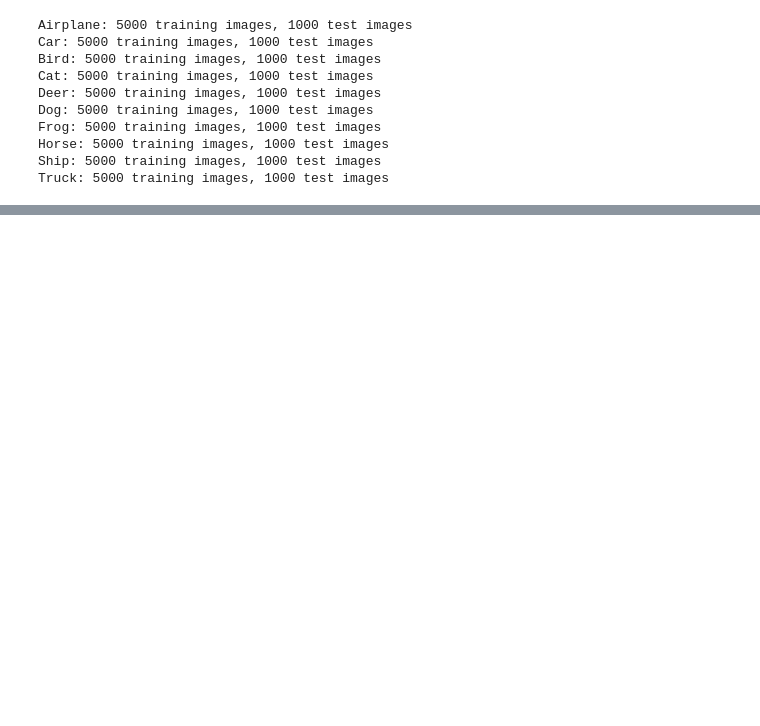
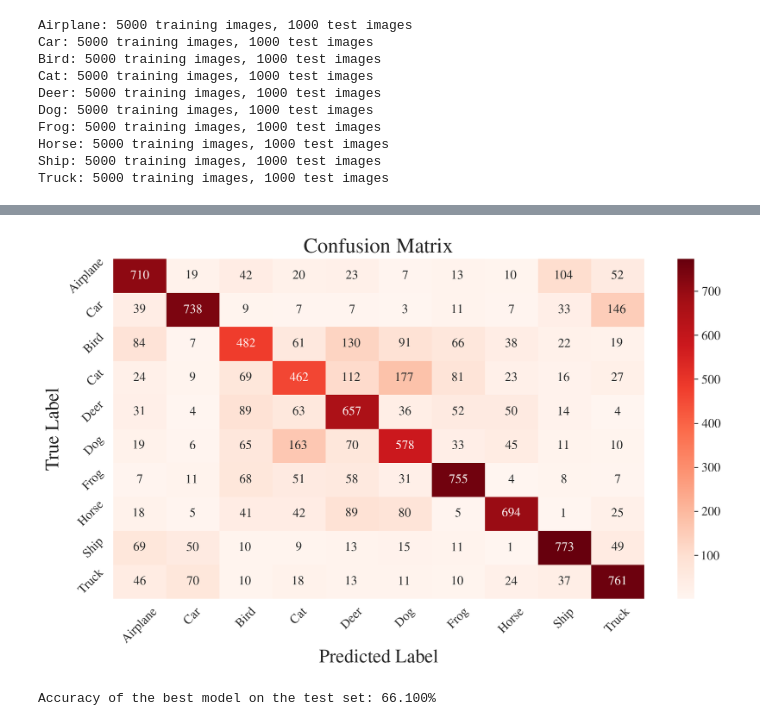
Before and after one commit to gabemorris12/machine_learning, a Jupyter notebook: Homework 5/Machine Learning Homework 5.ipynb, the cells around one changed output, grey strips where cells are left out. Cells and saved outputs as stored; diff of their text form; code cells hidden in the pictures; blank space fills up the shorter version.

```diff
--- a/Homework 5/Machine Learning Homework 5.ipynb
+++ b/Homework 5/Machine Learning Homework 5.ipynb
@@ -77,0 +153,26 @@ The CIFAR-10 dataset is designed so that each of the 10 classes has the same num
+# %%
+# Making the confusion matrix
+p2_best_model = load_model('best_model_p2.keras')  # Load the best model
+y_pred = p2_best_model.predict(x_test, verbose=False)  # Get predictions on the test set
+
+# Convert predictions to class labels
+y_pred_labels = np.argmax(y_pred, axis=1)  # finding the highest probability
+cm = confusion_matrix(y_test.flatten(), y_pred_labels)
+
+# Plot confusion matrix
+fig, ax = plt.subplots()
+sns.heatmap(cm, annot=True, fmt='d', cmap='Reds', xticklabels=class_names, yticklabels=class_names, ax=ax)
+ax.set_title('Confusion Matrix')
+ax.set_xlabel('Predicted Label')
+ax.set_ylabel('True Label')
+ax.tick_params(axis='x', rotation=45)
+ax.tick_params(axis='y', rotation=45)
+plt.show()
+# %% [output]
+[figure, added]
+# %%
+# Accuracy score
+accuracy = accuracy_score(y_test.flatten(), y_pred_labels)
+print(f'Accuracy of the best model on the test set: {accuracy:.3%}')
+# %% [output]
+Accuracy of the best model on the test set: 66.100%
```
Also changed, not shown: parts of 4 cells of this notebook, 2 other files.
